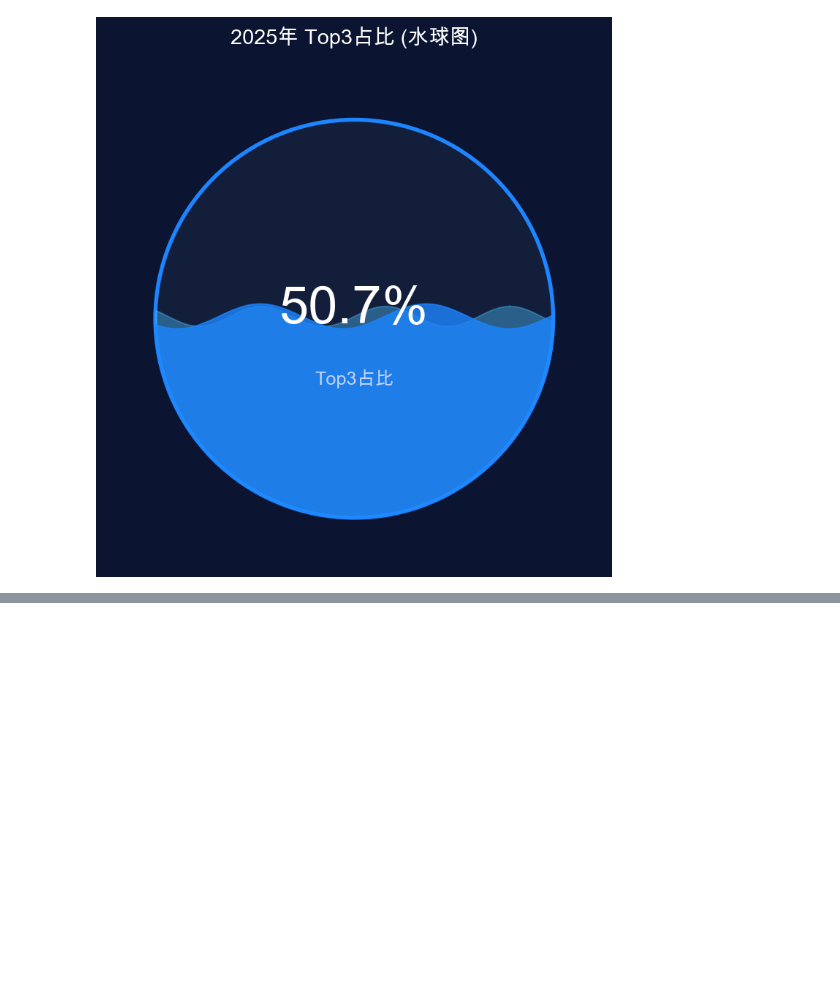
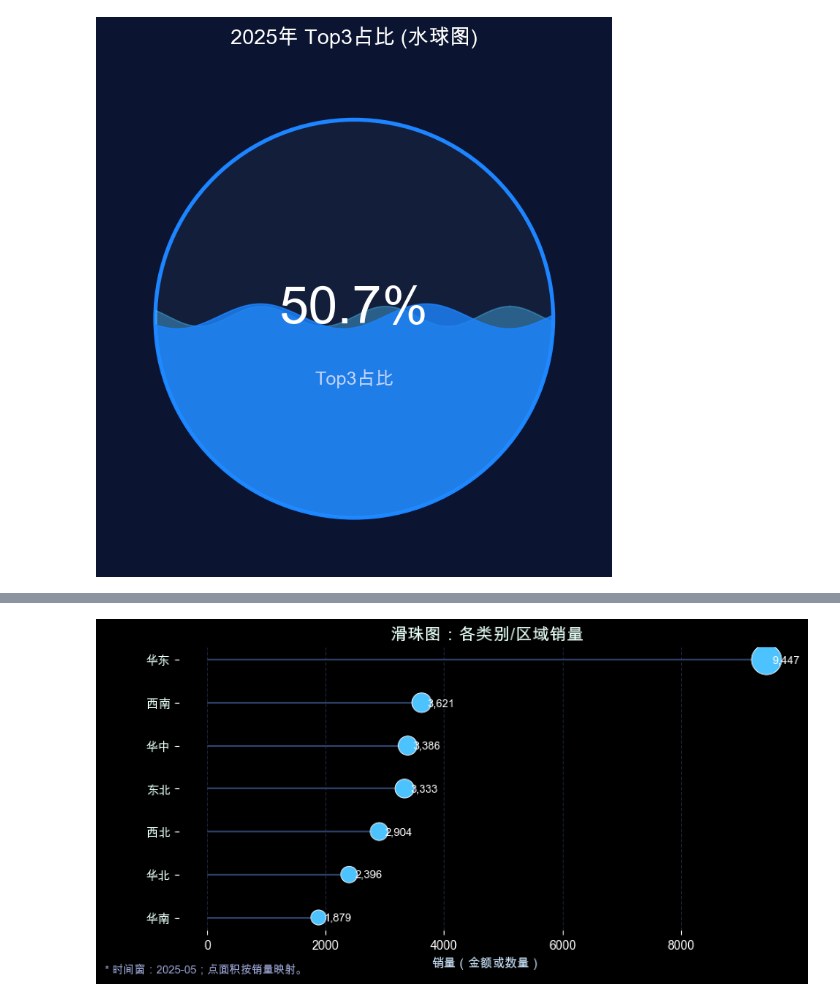
Before and after one commit to Zhen-Zhuo/Data-visualization, a Jupyter notebook: test.ipynb, the cells around one changed output, grey strips where cells are left out. Drawn from its saved outputs; the diff is of its cells as text; code cells hidden in the pictures; blank space fills up the shorter version.

```diff
--- a/test.ipynb
+++ b/test.ipynb
@@ -1750,0 +3603,89 @@ plt.show()
+# %%
+# 滑珠图（Lollipop / Bead plot）：默认展示 2025-05 各区域销量，点大小按销量缩放
+import pandas as pd
+import numpy as np
+import matplotlib.pyplot as plt
+
+# 获取 df
+df = globals().get('df', None)
+if df is None:
+    raise RuntimeError('未找到 DataFrame `df`，请先在 notebook 中加载数据。')
+
+# 自动识别日期与金额列
+date_col = next((c for c in ['payment_date','order_date','create_time','date'] if c in df.columns), None)
+amt_col = next((c for c in ['paid_amount','product_amount','amount','total_amount'] if c in df.columns), None)
+if amt_col is None:
+    if {'quantity','unit_price'}.issubset(df.columns):
+        df = df.copy()
+        df['__computed_amount'] = df['quantity'] * df['unit_price']
+        amt_col = '__computed_amount'
+    elif 'quantity' in df.columns:
+        amt_col = 'quantity'
+    else:
+        raise RuntimeError('找不到金额或数量列，无法绘制滑珠图。')
+
+# 区域/类别列候选
+cat_col = next((c for c in ['region','category','product_category','product_name','province','store_name'] if c in df.columns), None)
+if cat_col is None:
+    raise RuntimeError('未找到可用的类别/区域列，请包含 region/province/product_name/category 等列。')
+
+# 过滤到 2025-05（优先）；若没有日期列或没有匹配记录，则使用全量
+if date_col is not None:
+    df2 = df.copy()
+    df2[date_col] = pd.to_datetime(df2[date_col], errors='coerce')
+    df_may = df2[(df2[date_col].dt.year == 2025) & (df2[date_col].dt.month == 5)].copy()
+    if df_may.shape[0] > 0:
+        df_plot = df_may
+        subtitle = '时间窗：2025-05'
+    else:
+        df_plot = df2
+        subtitle = '时间窗：全部（未找到 2025-05 数据）'
+else:
+    df_plot = df.copy()
+    subtitle = '时间窗：全部（无日期列）'
+
+# 按类别/区域聚合销量
+agg = df_plot.groupby(cat_col, as_index=False)[amt_col].sum().rename(columns={amt_col:'sales'})
+if agg.empty:
+    raise RuntimeError('聚合后没有数据可画，请检查筛选条件与数据。')
+
+# 排序并准备坐标
+agg = agg.sort_values('sales', ascending=True).reset_index(drop=True)  # 横向，从下到上
+labels = agg[cat_col].astype(str).tolist()
+values = agg['sales'].astype(float).tolist()
+
+n = len(labels)
+y = np.arange(n)
+
+# 点大小映射（面积），限制在 [40, 600]
+abs_vals = np.array(values)
+maxv = max(abs_vals.max(), 1.0)
+s_min, s_max = 40.0, 600.0
+s = (abs_vals / maxv) * (s_max - s_min) + s_min
+
+# 绘图
+plt.style.use('dark_background')
+fig, ax = plt.subplots(figsize=(8, max(4, n*0.35)), constrained_layout=True)
+
+# 先画水平线
+ax.hlines(y, xmin=0, xmax=values, color='#2b3f63', linewidth=1.5, zorder=1)
+# 再画圆点
+ax.scatter(values, y, s=s, color='#4cc3ff', edgecolors='white', linewidth=0.6, zorder=2)
+
+# 标注数值在点的右侧
+for xi, yi, val in zip(values, y, values):
+    ax.text(xi + maxv*0.01, yi, f"{int(val):,d}", va='center', ha='left', color='white', fontsize=9)
+
+# 格式化轴
+ax.set_yticks(y)
+ax.set_yticklabels(labels, fontsize=10, color='#e6fff5')
+ax.set_xlabel('销量（金额或数量）', color='#cfe8ff')
+ax.set_title('滑珠图：各类别/区域销量', fontsize=14, color='#e6fff5')
+ax.text(0.01, 0.01, f'* {subtitle}；点面积按销量映射。', fontsize=9, color='#9fa9d8', transform=fig.transFigure)
+ax.grid(axis='x', linestyle='--', color='#2b3f63', alpha=0.6)
+for sp in ax.spines.values():
+    sp.set_visible(False)
+
+plt.show()
+# %% [output]
+[figure, added]
```
Also changed, not shown: parts of 18 cells of this notebook.
